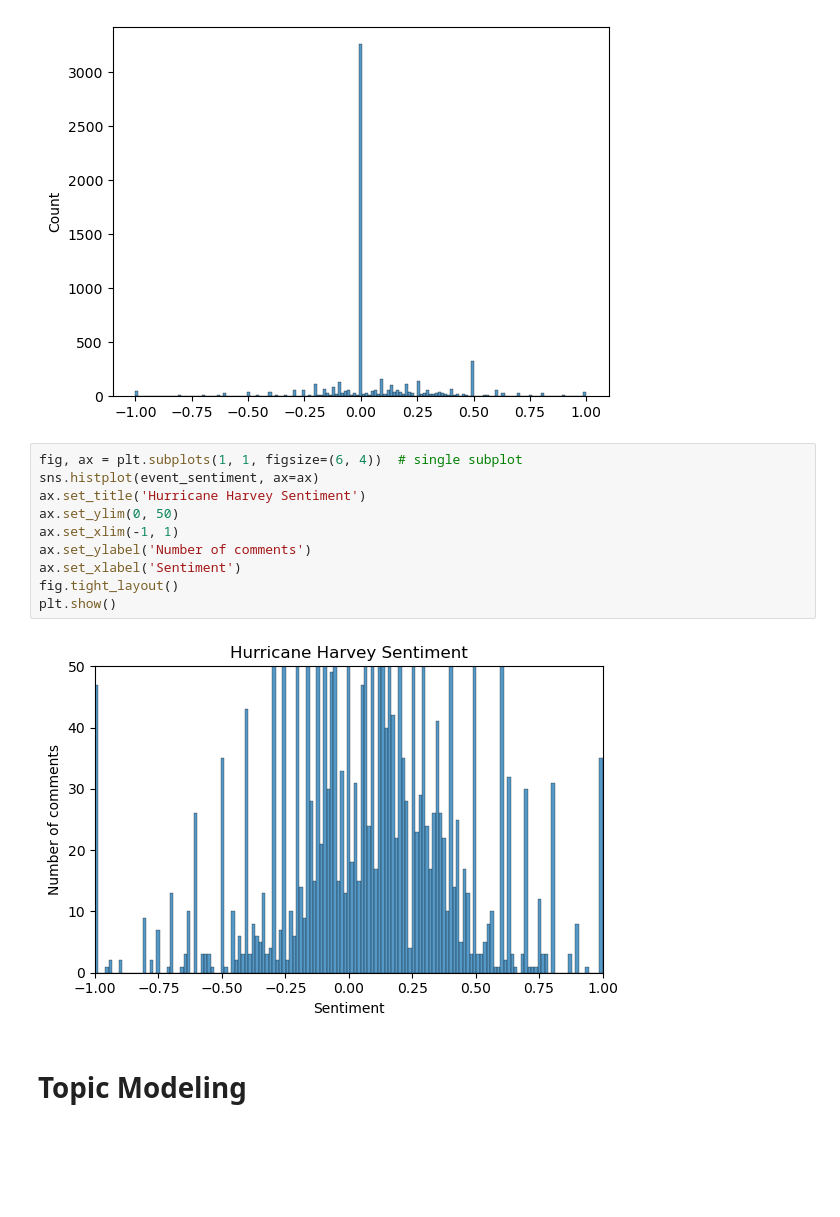
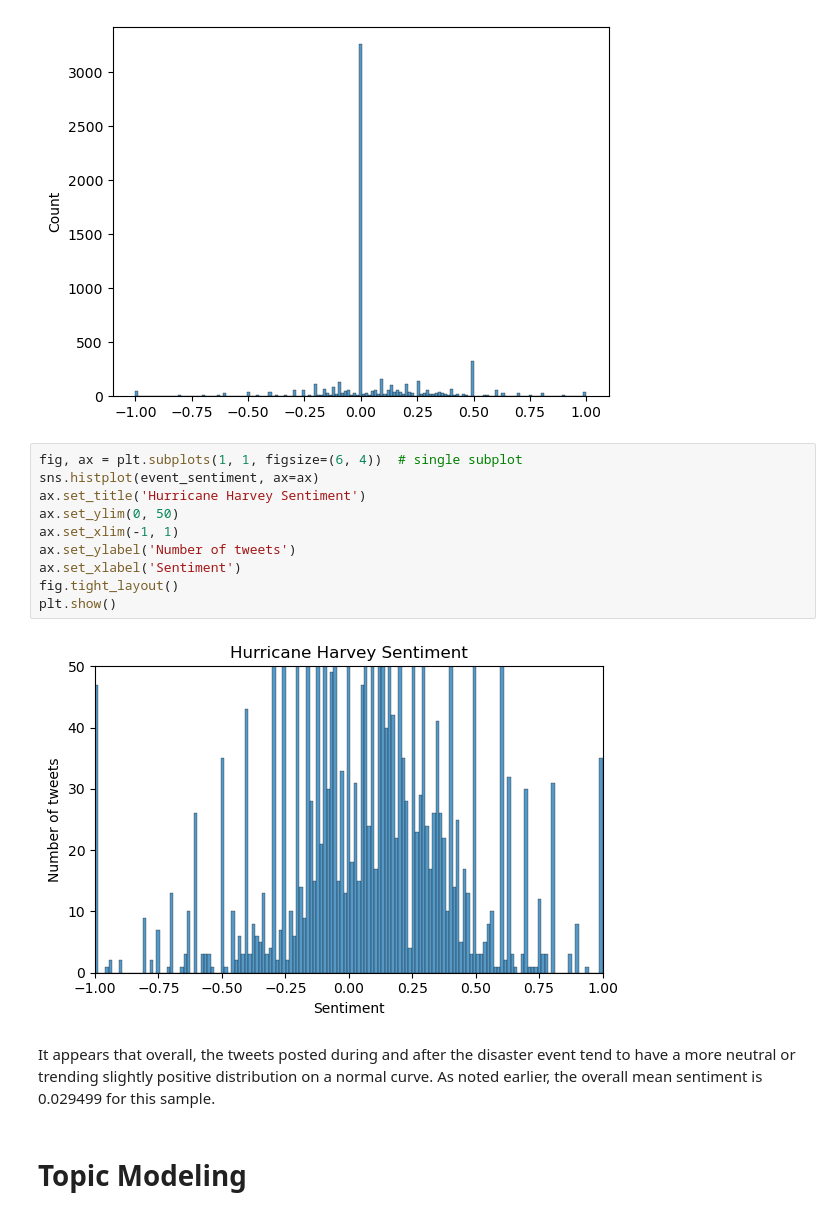
Before and after one commit to ngiorgio/Sentiment-Analysis, a Jupyter notebook: Sentiment_project_Final_Leila_Nick.ipynb, the cells around one changed output. Saved outputs shown, nothing was run; the diff lists cells and outputs as text; blank space fills up the shorter version.

```diff
--- a/Sentiment_project_Final_Leila_Nick.ipynb
+++ b/Sentiment_project_Final_Leila_Nick.ipynb
@@ -361,15 +376,17 @@ sns.histplot(event_sentiment)
 # %%
 fig, ax = plt.subplots(1, 1, figsize=(6, 4))  # single subplot
 sns.histplot(event_sentiment, ax=ax)
 ax.set_title('Hurricane Harvey Sentiment')
 ax.set_ylim(0, 50)
 ax.set_xlim(-1, 1)
-ax.set_ylabel('Number of comments')
+ax.set_ylabel('Number of tweets')
 ax.set_xlabel('Sentiment')
 fig.tight_layout()
 plt.show()
 # %% [output]
-[figure, old version]
+[figure, new version]
+# %% [markdown]
+It appears that overall, the tweets posted during and after the disaster event tend to have a more neutral or trending slightly positive distribution on a normal curve. As noted earlier, the overall mean sentiment is 0.029499 for this sample.
 # %% [markdown]
 # Topic Modeling
 # %%
```
Also changed, not shown: parts of 12 cells of this notebook.
